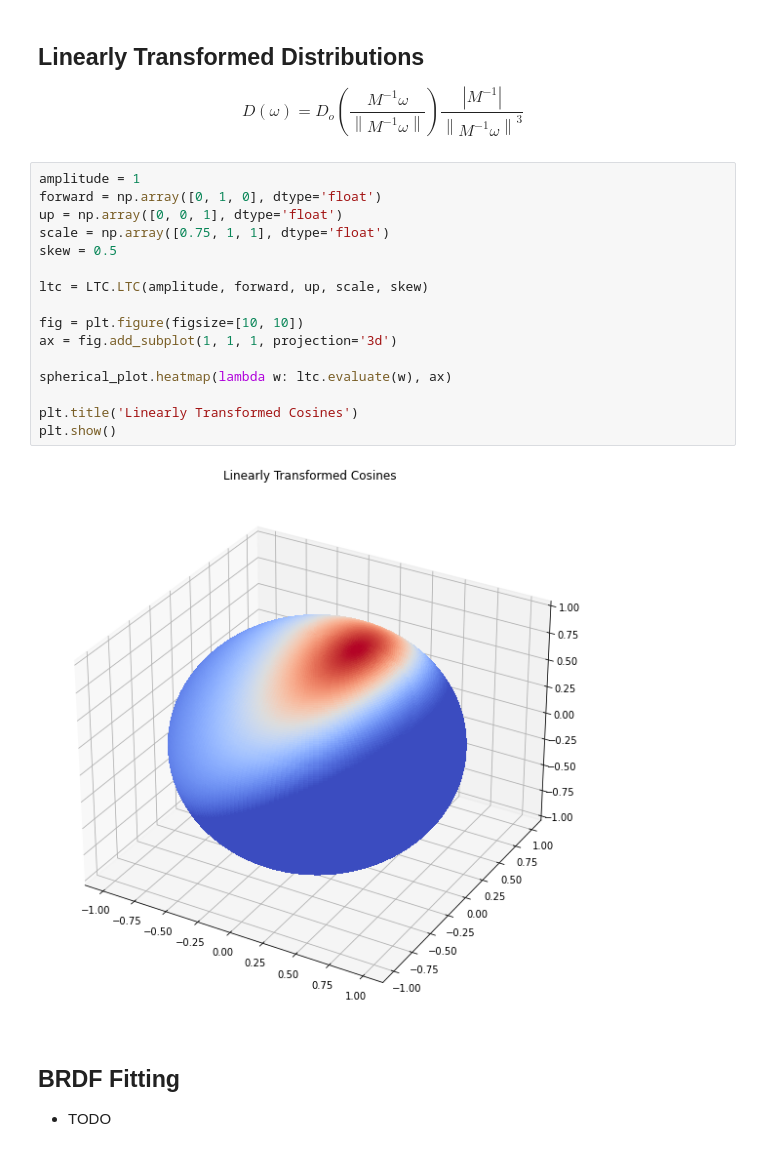
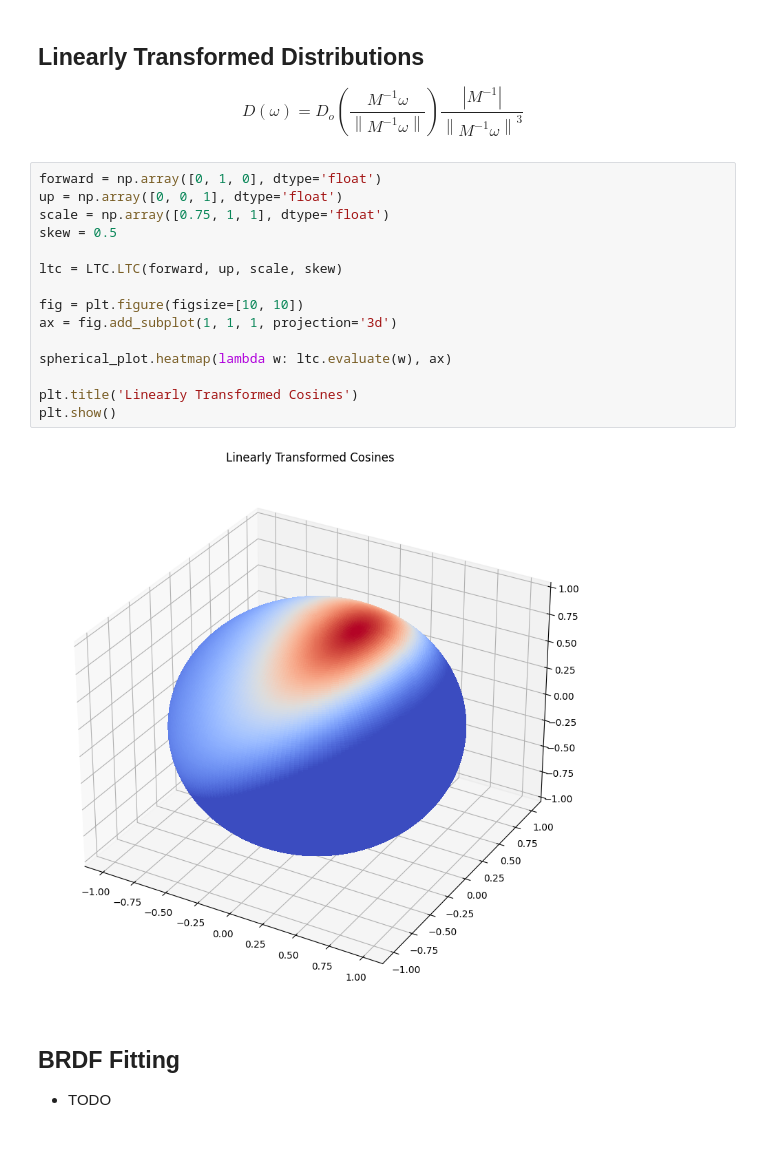
Before and after one commit to neil3d/math_viz, a Jupyter notebook: docs/LTC.ipynb, the cells around one changed output. Drawn from its saved outputs; the diff is of its cells as text.

```diff
--- a/docs/LTC.ipynb
+++ b/docs/LTC.ipynb
@@ -134,23 +134,22 @@ $$
 D(\omega) = D_{o}\left(\frac{M^{-1} \omega}{\left\|M^{-1} \omega\right\|}\right) \frac{\left|M^{-1}\right|}{\left\|M^{-1} \omega\right\|^{3}}
 $$
 # %%
-amplitude = 1
 forward = np.array([0, 1, 0], dtype='float')
 up = np.array([0, 0, 1], dtype='float')
 scale = np.array([0.75, 1, 1], dtype='float')
 skew = 0.5
 
-ltc = LTC.LTC(amplitude, forward, up, scale, skew)
+ltc = LTC.LTC(forward, up, scale, skew)
 
 fig = plt.figure(figsize=[10, 10])
 ax = fig.add_subplot(1, 1, 1, projection='3d')
 
 spherical_plot.heatmap(lambda w: ltc.evaluate(w), ax)
 
 plt.title('Linearly Transformed Cosines')
 plt.show()
 # %% [output]
-[figure, old version]
+[figure, new version]
 # %% [markdown]
 ## BRDF Fitting
 
```
Also changed, not shown: parts of 2 cells of this notebook, 1 other file.
